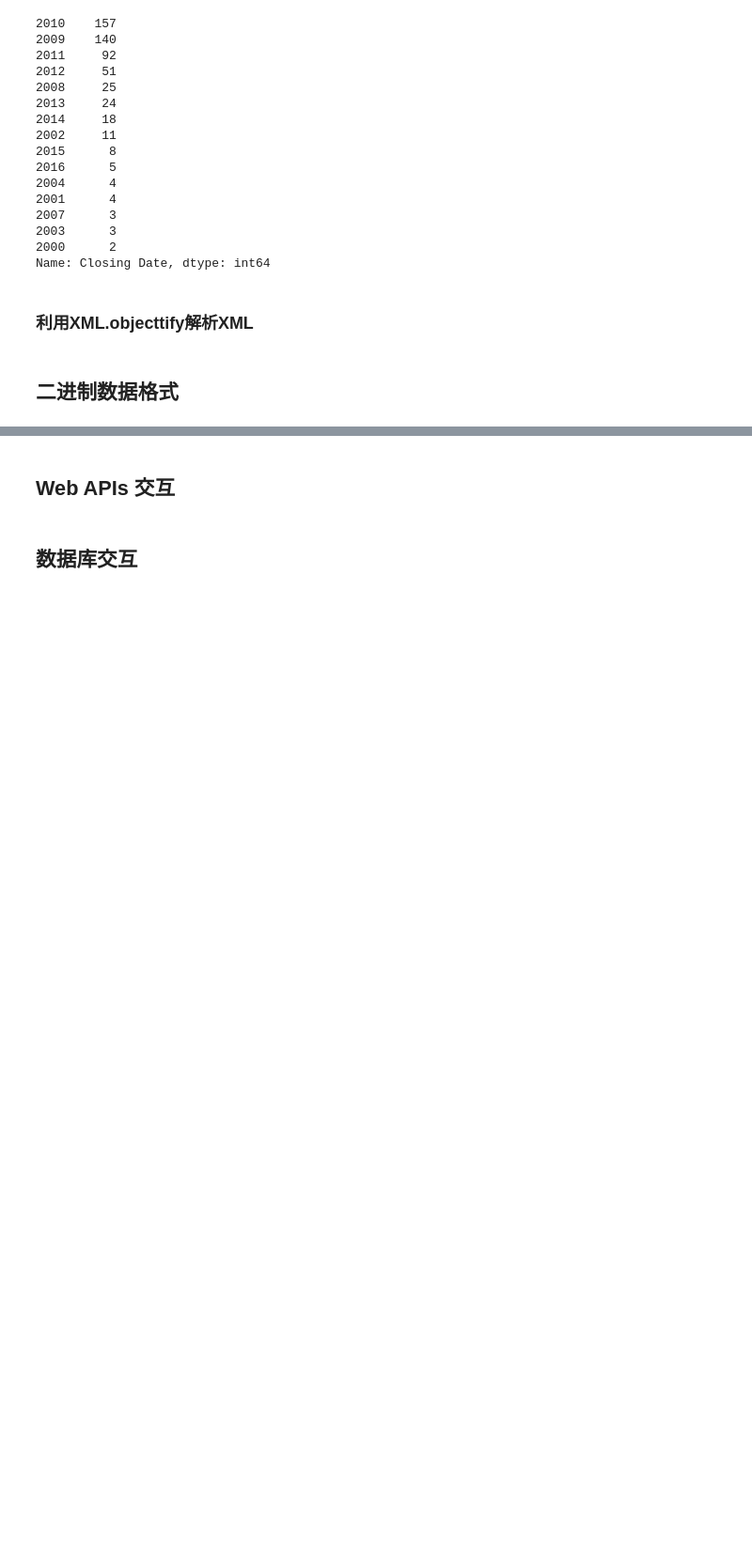
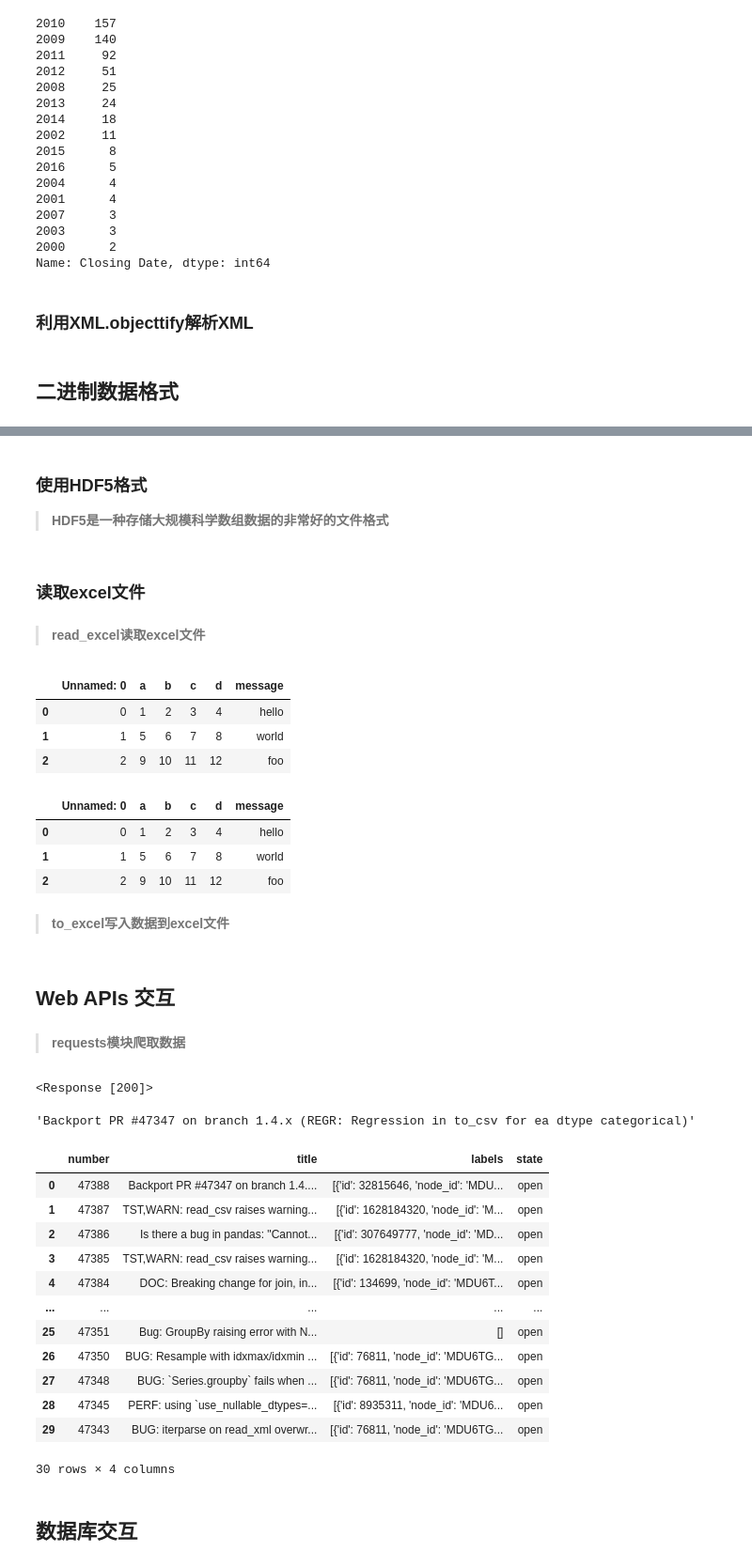
Before and after one commit to jaling9/PythonDataAnalysis, a Jupyter notebook: 06 Python_Read_CSV.ipynb, the cells around one changed output, grey strips where cells are left out. Shown: that part at 94% size. Cells and saved outputs as stored; diff of their text form; code cells hidden in the pictures; blank space fills up the shorter version.

```diff
--- a/06 Python_Read_CSV.ipynb
+++ b/06 Python_Read_CSV.ipynb
@@ -243,0 +257,5 @@ Name: Closing Date, dtype: int64
+# %% [markdown]
+### **使用HDF5格式**
+> **HDF5是一种存储大规模科学数组数据的非常好的文件格式**
+# %% [markdown]
+### **读取excel文件**
@@ -243,0 +265,20 @@ Name: Closing Date, dtype: int64
+# %% [markdown]
+> **read_excel读取excel文件**
+# %%
+xlsx = pd.ExcelFile('examples/ex1.xlsx')
+pd.read_excel(xlsx,'Sheet1')
+# %% [output]
+|  | Unnamed: 0 | a | b | c | d | message |
+| 0 | 0 | 1 | 2 | 3 | 4 | hello |
+| 1 | 1 | 5 | 6 | 7 | 8 | world |
+| 2 | 2 | 9 | 10 | 11 | 12 | foo |
+# %%
+frame = pd.read_excel('examples/ex1.xlsx', 'Sheet1')
+frame
+# %% [output]
+|  | Unnamed: 0 | a | b | c | d | message |
+| 0 | 0 | 1 | 2 | 3 | 4 | hello |
+| 1 | 1 | 5 | 6 | 7 | 8 | world |
+| 2 | 2 | 9 | 10 | 11 | 12 | foo |
+# %% [markdown]
+> **to_excel写入数据到excel文件**
@@ -244,4 +289,38 @@ Name: Closing Date, dtype: int64
 # %% [markdown]
 ## **Web APIs 交互**
+# %% [markdown]
+> **requests模块爬取数据**
+# %%
+
+import requests
+url = 'https://api.github.com/repos/pandas-dev/pandas/issues'
+resp = requests.get(url)
+resp # 返回一个包含被解析过的JSON字典，加载到对象中
+# %% [output]
+<Response [200]>
+# %%
+data = resp.json()
+data[0]['title']
+# %% [output]
+'Backport PR #47347 on branch 1.4.x (REGR: Regression in to_csv for ea dtype categorical)'
+# %%
+issues = pd.DataFrame(data, columns=['number', 'title',
+                                    'labels', 'state'])
+
+issues
+# %% [output]
+|  | number | title | labels | state |
+| 0 | 47388 | Backport PR #47347 on branch 1.4.... | [{'id': 32815646, 'node_id': 'MDU... | open |
+| 1 | 47387 | TST,WARN: read_csv raises warning... | [{'id': 1628184320, 'node_id': 'M... | open |
+| 2 | 47386 | Is there a bug in pandas: "Cannot... | [{'id': 307649777, 'node_id': 'MD... | open |
+| 3 | 47385 | TST,WARN: read_csv raises warning... | [{'id': 1628184320, 'node_id': 'M... | open |
+| 4 | 47384 | DOC: Breaking change for join, in... | [{'id': 134699, 'node_id': 'MDU6T... | open |
+| ... | ... | ... | ... | ... |
+| 25 | 47351 | Bug: GroupBy raising error with N... | [] | open |
+| 26 | 47350 | BUG: Resample with idxmax/idxmin ... | [{'id': 76811, 'node_id': 'MDU6TG... | open |
+| 27 | 47348 | BUG: `Series.groupby` fails when ... | [{'id': 76811, 'node_id': 'MDU6TG... | open |
+| 28 | 47345 | PERF: using `use_nullable_dtypes=... | [{'id': 8935311, 'node_id': 'MDU6... | open |
+| 29 | 47343 | BUG: iterparse on read_xml overwr... | [{'id': 76811, 'node_id': 'MDU6TG... | open |
+30 rows × 4 columns
 # %% [markdown]
 ## **数据库交互**
```
Also changed, not shown: parts of 10 cells of this notebook, 11 other files.
